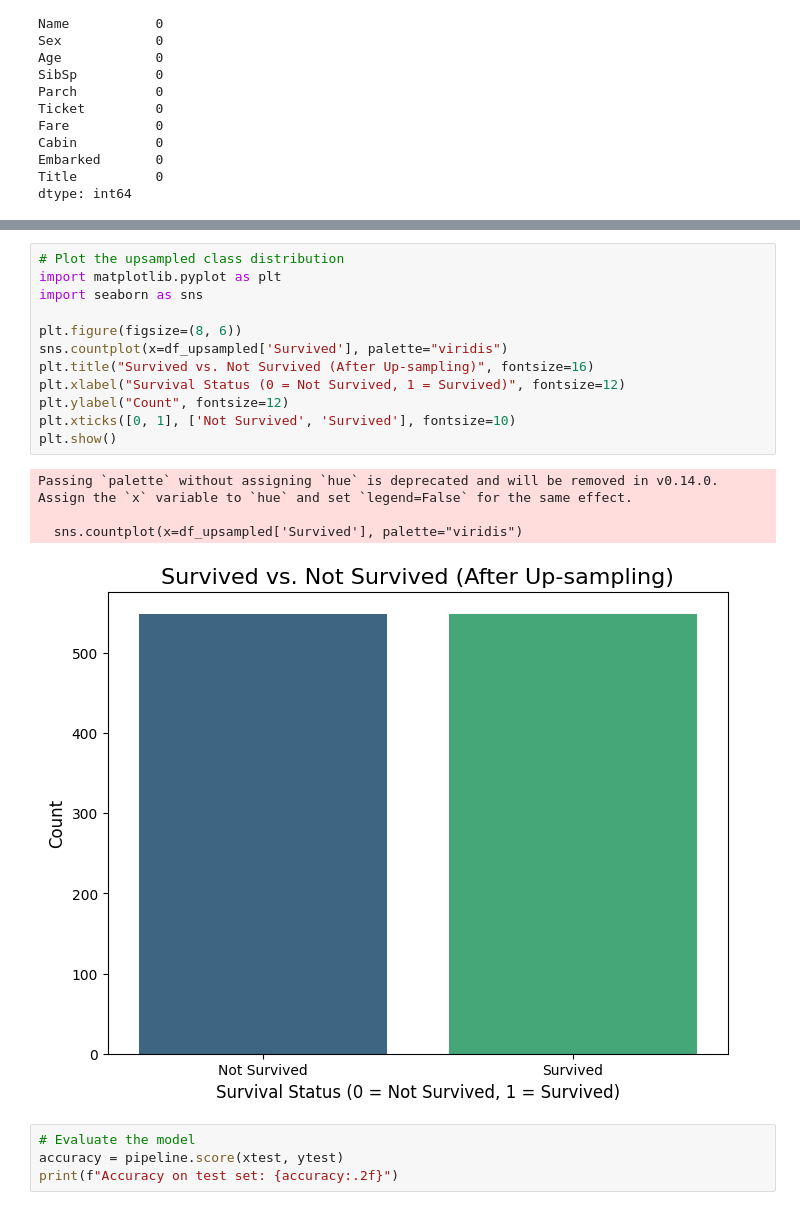
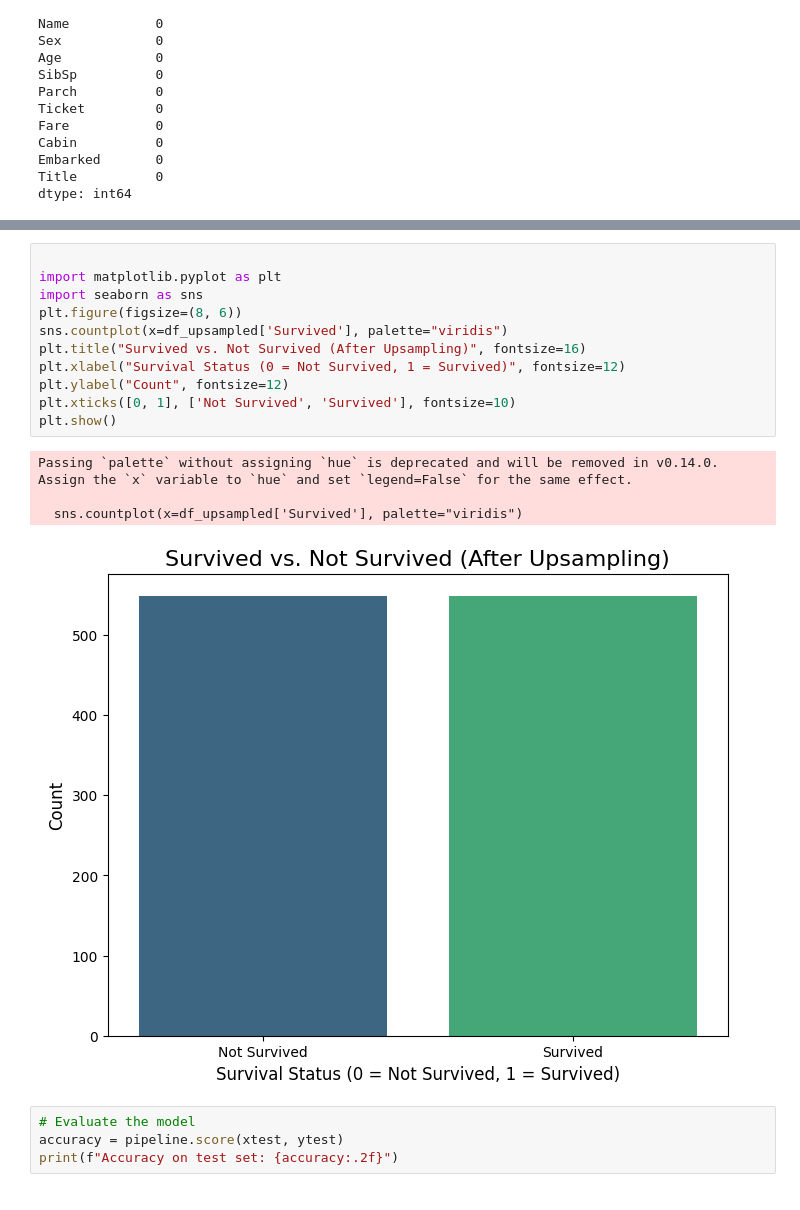
Before and after one commit to yomnaezzat/classification, a Jupyter notebook: notebook63877bca5b.ipynb, the cells around one changed output, grey strips where cells are left out. Saved outputs shown, nothing was run; the diff lists cells and outputs as text.

```diff
--- a/notebook63877bca5b.ipynb
+++ b/notebook63877bca5b.ipynb
@@ -149,20 +191,19 @@ Passing `palette` without assigning `hue` is deprecated and will be removed in v
 # %%
-# Plot the upsampled class distribution
+
 import matplotlib.pyplot as plt
 import seaborn as sns
-
 plt.figure(figsize=(8, 6))
 sns.countplot(x=df_upsampled['Survived'], palette="viridis")
-plt.title("Survived vs. Not Survived (After Up-sampling)", fontsize=16)
+plt.title("Survived vs. Not Survived (After Upsampling)", fontsize=16)
 plt.xlabel("Survival Status (0 = Not Survived, 1 = Survived)", fontsize=12)
 plt.ylabel("Count", fontsize=12)
 plt.xticks([0, 1], ['Not Survived', 'Survived'], fontsize=10)
 plt.show()
 # %% [output]
 Passing `palette` without assigning `hue` is deprecated and will be removed in v0.14.0. Assign the `x` variable to `hue` and set `legend=False` for the same effect.
 
   sns.countplot(x=df_upsampled['Survived'], palette="viridis")
-[figure, old version]
+[figure, new version]
 # %%
 # Evaluate the model
 accuracy = pipeline.score(xtest, ytest)
```
Also changed, not shown: parts of 16 cells of this notebook.
